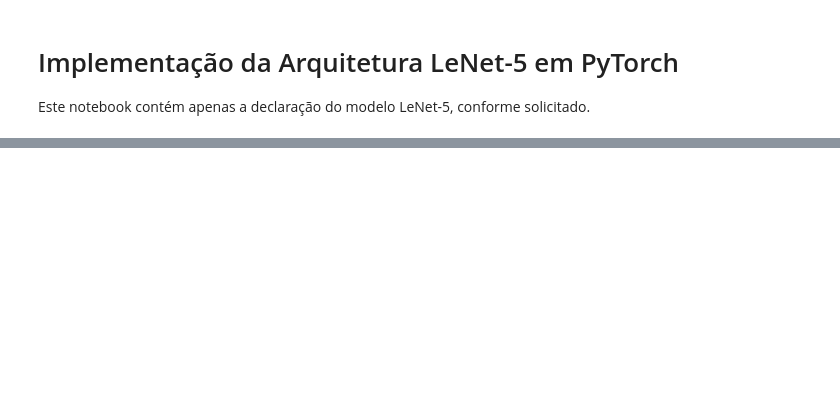
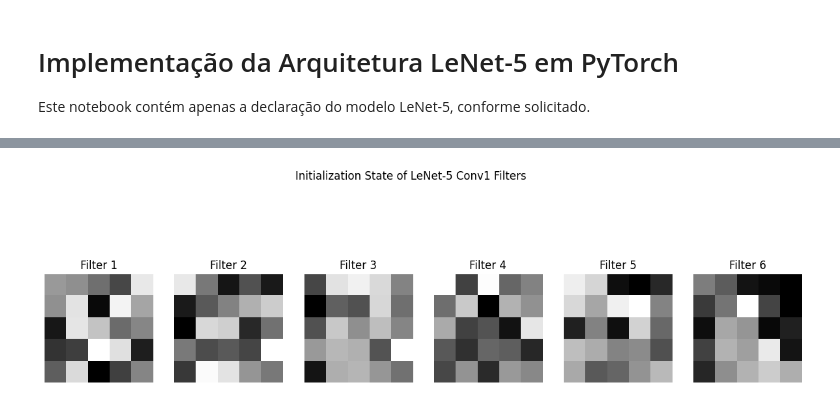
Before and after one commit to davigomesflorencio/nlw_operator, a Jupyter notebook: lenet5.ipynb, the cells around one changed output, grey strips where cells are left out. Cells and saved outputs as stored; diff of their text form; code cells hidden in the pictures; blank space fills up the shorter version.

Commit message:
feat: Add MNIST dataset and update LeNet5 notebook to display model architecture and visualize initial convolutional filters.

```diff
--- a/lenet5.ipynb
+++ b/lenet5.ipynb
@@ -62,0 +76,15 @@ print(model)
+# %%
+import matplotlib.pyplot as plt
+
+model = LeNet5()
+filters = model.conv1.weight.detach()
+
+fig, axes = plt.subplots(1, 6, figsize=(15, 5))
+for i, ax in enumerate(axes):
+    ax.imshow(filters[i, 0].cpu(), cmap='gray')
+    ax.set_title(f'Filter {i+1}')
+    ax.axis('off')
+plt.suptitle('Initialization State of LeNet-5 Conv1 Filters')
+plt.show()
+# %% [output]
+[figure, added]
```
Also changed, not shown: parts of 16 cells of this notebook.
